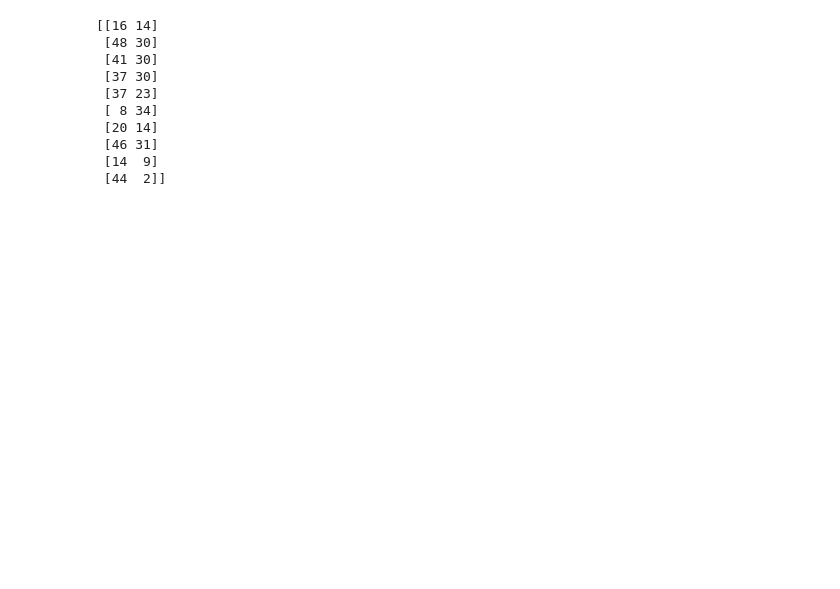
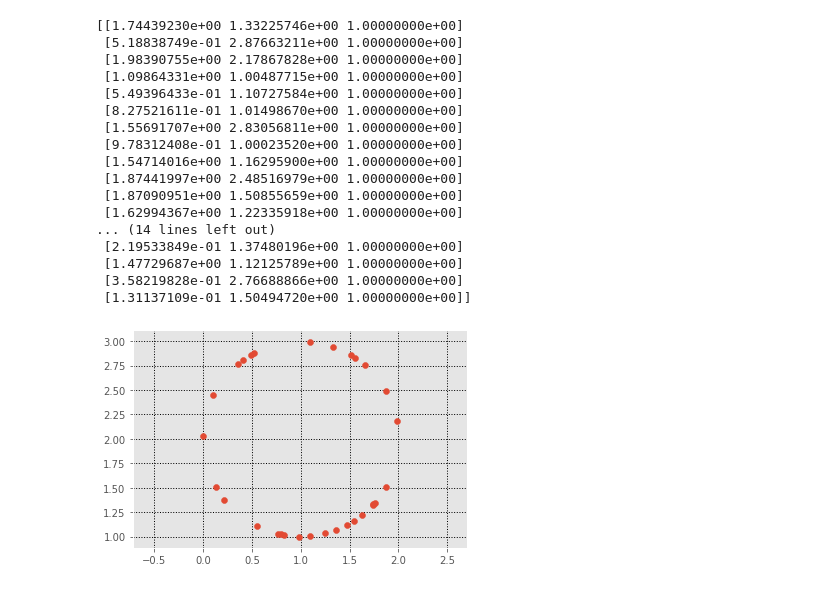
Before and after one commit to Stanford-ILIAD/reward_adaptation, a Jupyter notebook: mat_mul.ipynb, the cells around one changed output. Drawn from its saved outputs; the diff is of its cells as text; code cells hidden in the pictures; blank space fills up the shorter version.

```diff
--- a/mat_mul.ipynb
+++ b/mat_mul.ipynb
@@ -7,17 +13,38 @@ import scipy
 %matplotlib inline
 plt.style.use(['ggplot'])
-# %%
-N = 10
-X = np.random.randint(1, 51, (N, 2)) # (2 X N)
-print(X)
-# %% [output]
-[[16 14]
- [48 30]
- [41 30]
- [37 30]
- [37 23]
- [ 8 34]
- [20 14]
- [46 31]
- [14  9]
- [44  2]]
+# %%
+N = 30
+#X = np.random.randint(1, 51, (N, 2)) # (2 X N)
+#X = np.random.randn(N, 2)
+
+def point(h, k, r):
+    theta = random() * 2 * pi
+    return [h + cos(theta) * r, k + sin(theta) * r, 1]
+
+
+X = np.array([point(1,2,1) for _ in range(N)])
+print(X)
+
+plt.scatter(*zip(*np.delete(X, 2, 1)))
+plt.grid(color='k', linestyle=':', linewidth=1)
+plt.axes().set_aspect('equal', 'datalim')
+plt.show()
+# %% [output]
+[[1.74439230e+00 1.33225746e+00 1.00000000e+00]
+ [5.18838749e-01 2.87663211e+00 1.00000000e+00]
+ [1.98390755e+00 2.17867828e+00 1.00000000e+00]
+ [1.09864331e+00 1.00487715e+00 1.00000000e+00]
+ [5.49396433e-01 1.10727584e+00 1.00000000e+00]
+ [8.27521611e-01 1.01498670e+00 1.00000000e+00]
+ [1.55691707e+00 2.83056811e+00 1.00000000e+00]
+ [9.78312408e-01 1.00023520e+00 1.00000000e+00]
+ [1.54714016e+00 1.16295900e+00 1.00000000e+00]
+ [1.87441997e+00 2.48516979e+00 1.00000000e+00]
+ [1.87090951e+00 1.50855659e+00 1.00000000e+00]
+ [1.62994367e+00 1.22335918e+00 1.00000000e+00]
+... (14 lines left out)
+ [2.19533849e-01 1.37480196e+00 1.00000000e+00]
+ [1.47729687e+00 1.12125789e+00 1.00000000e+00]
+ [3.58219828e-01 2.76688866e+00 1.00000000e+00]
+ [1.31137109e-01 1.50494720e+00 1.00000000e+00]]
+[figure, added]
```
Also changed, not shown: parts of 18 cells of this notebook.
